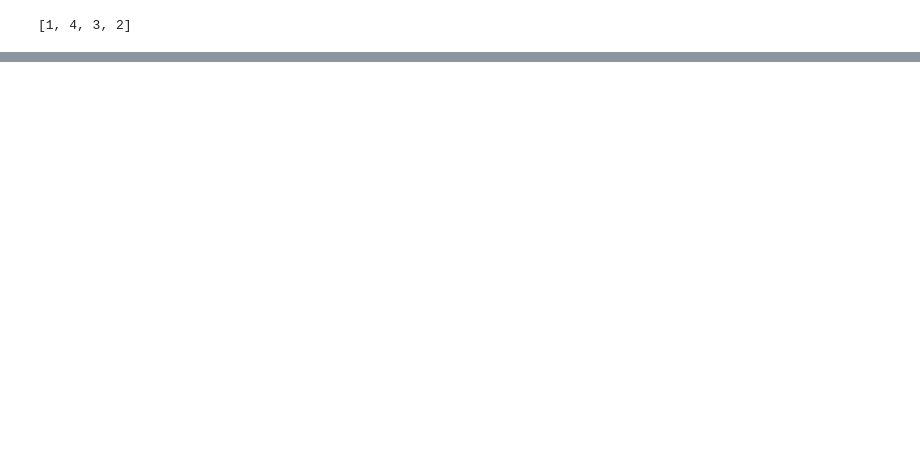
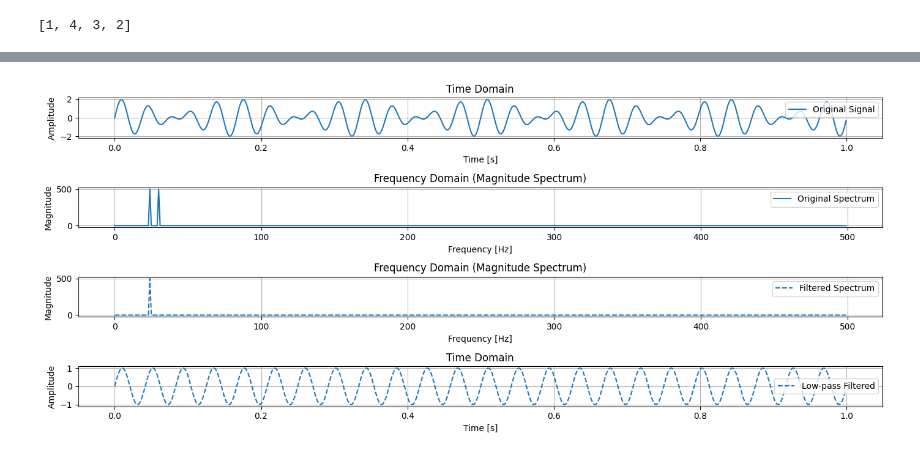
Before and after one commit to emythri/3.1, a Jupyter notebook: CVOC/cv.ipynb, the cells around one changed output, grey strips where cells are left out. Saved outputs shown, nothing was run; the diff lists cells and outputs as text; code cells hidden in the pictures; blank space fills up the shorter version.

```diff
--- a/CVOC/cv.ipynb
+++ b/CVOC/cv.ipynb
@@ -433,0 +565,70 @@ x
+# %%
+#Low Pass Filtering of 1D Signals:
+
+
+import numpy as np
+import matplotlib.pyplot as plt
+
+# Create a 1D signal with low + high frequency components
+Fs = 1000  # Sampling frequency (Hz)
+T = 1      # Duration (seconds)
+t = np.linspace(0, T, Fs, endpoint=False)
+f1 = 30    # Low freq
+f2 = 24   # High freq
+
+x = np.sin(2 * np.pi * f1 * t) + np.sin(2 * np.pi * f2 * t)  # Mixed signal
+
+# Compute FFT
+X = np.fft.fft(x)
+freqs = np.fft.fftfreq(len(x), d=1/Fs)
+
+# Create a low-pass filter mask
+cutoff = 27  # Hz
+H = np.abs(freqs) < cutoff  # Boolean mask
+
+# Apply the low-pass filter
+X_filtered = X * H
+
+# Inverse FFT to get filtered signal
+x_filtered = np.fft.ifft(X_filtered).real
+
+# Plot original and filtered signals
+plt.figure(figsize=(14, 6))
+
+plt.subplot(4, 1, 1)
+plt.plot(t, x, label='Original Signal')
+plt.title("Time Domain")
+plt.xlabel("Time [s]")
+plt.ylabel("Amplitude")
+plt.legend()
+plt.grid(True)
+
+plt.subplot(4, 1, 2)
+plt.plot(freqs[:Fs//2], np.abs(X[:Fs//2]), label='Original Spectrum')
+plt.title("Frequency Domain (Magnitude Spectrum)")
+plt.xlabel("Frequency [Hz]")
+plt.ylabel("Magnitude")
+plt.legend()
+plt.grid(True)
+
+
+plt.subplot(4, 1, 3)
+plt.plot(freqs[:Fs//2], np.abs(X_filtered[:Fs//2]), label='Filtered Spectrum', linestyle='--')
+plt.title("Frequency Domain (Magnitude Spectrum)")
+plt.xlabel("Frequency [Hz]")
+plt.ylabel("Magnitude")
+plt.legend()
+plt.grid(True)
+
+plt.subplot(4, 1, 4)
+plt.plot(t, x_filtered, label='Low-pass Filtered', linestyle='--')
+plt.title("Time Domain")
+plt.xlabel("Time [s]")
+plt.ylabel("Amplitude")
+plt.legend()
+plt.grid(True)
+
+plt.tight_layout()
+plt.show()
+# %% [output]
+[figure, added]
```
Also changed, not shown: parts of 8 cells of this notebook, 8 other files.
